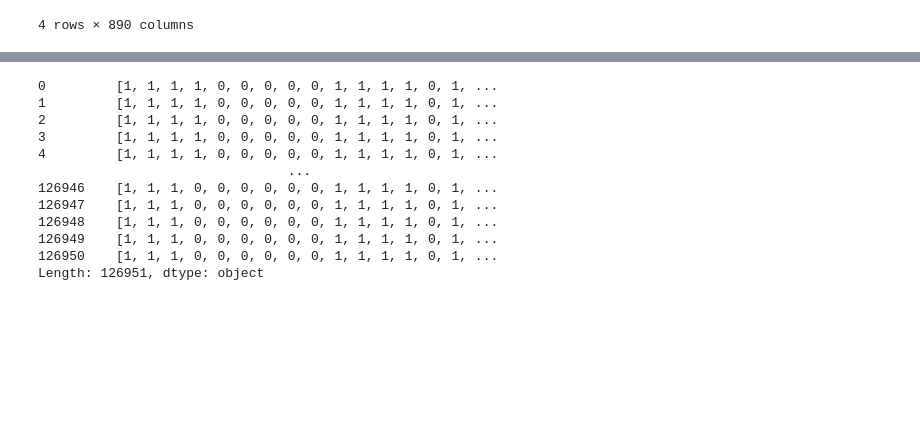
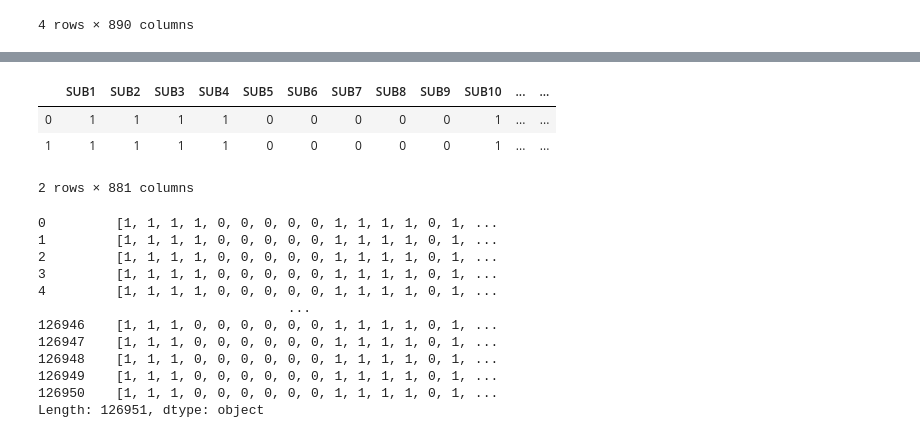
Before and after one commit to suneethi80/drug_side_effects_predictionmodel_nss, a Jupyter notebook: 2_drug_side_effects_two_sides_chemstr_merge.ipynb, the cells around one changed output, grey strips where cells are left out. Saved outputs shown, nothing was run; the diff lists cells and outputs as text; code cells hidden in the pictures; blank space fills up the shorter version.

```diff
--- a/2_drug_side_effects_two_sides_chemstr_merge.ipynb
+++ b/2_drug_side_effects_two_sides_chemstr_merge.ipynb
@@ -215,6 +215,13 @@ tscs_merge1_list=tscs_merge1_list1.values.tolist()
 #tscs_merge1_list=tcsc.reset_index()[['index', 'Names', 'Births']].values.astype(str).tolist()
 
 tscs_merge1_list=pd.Series(tscs_merge1_list)
+# %%
+tscs_merge1_list1.head(2)
+# %% [output]
+|  | SUB1 | SUB2 | SUB3 | SUB4 | SUB5 | SUB6 | SUB7 | SUB8 | SUB9 | SUB10 | ... | ... |
+| 0 | 1 | 1 | 1 | 1 | 0 | 0 | 0 | 0 | 0 | 1 | ... | ... |
+| 1 | 1 | 1 | 1 | 1 | 0 | 0 | 0 | 0 | 0 | 1 | ... | ... |
+2 rows × 881 columns
 # %%
 tscs_merge1_list
 # %% [output]
```
Also changed, not shown: parts of 18 cells of this notebook, 1 other file.
